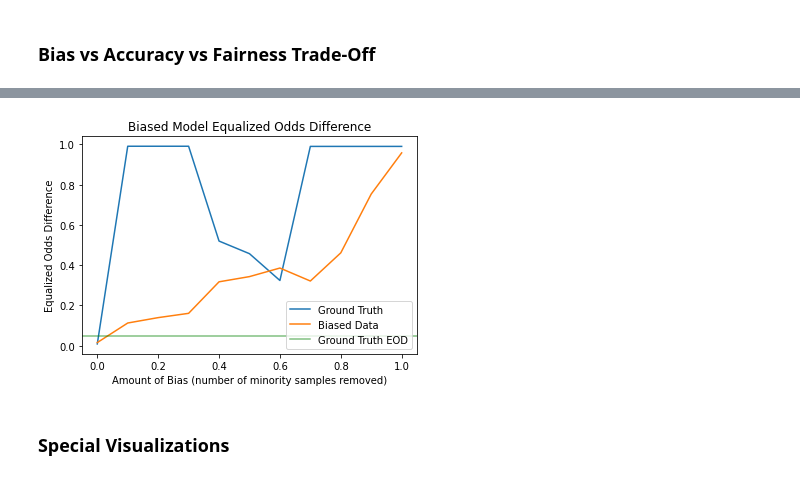
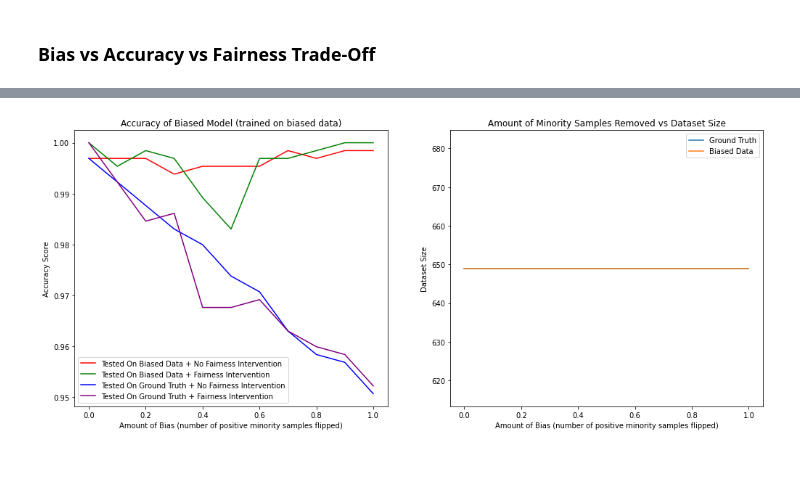
Before and after one commit to mnagired/fairness-sandbox, a Jupyter notebook: label.ipynb, the cells around one changed output, grey strips where cells are left out. Drawn from its saved outputs; the diff is of its cells as text; code cells hidden in the pictures.

```diff
--- a/label.ipynb
+++ b/label.ipynb
@@ -827,2 +978,36 @@ def visualizations(bias_amts, dataset_size_true, dataset_size_bias, accuracy_on_
+# %%
+def total_visualizations(bias_amts, accuracy_on_biased, accuracy_on_true,
+                        accuracy_on_biased_mitigated, accuracy_on_true_mitigated,
+                        dataset_size_true, dataset_size_bias):
+    plt.figure(figsize=(17,7))
+
+    plt.subplot(1,2,1)
+    plt.plot(bias_amts, accuracy_on_biased, label = 'Tested On Biased Data + No Fairness Intervention', color = "red")
+    plt.plot(bias_amts, accuracy_on_biased_mitigated, label = 'Tested On Biased Data + Fairness Intervention', color = "green")
+    plt.plot(bias_amts, accuracy_on_true, label = 'Tested On Ground Truth + No Fairness Intervention', color = "blue")
+    plt.plot(bias_amts, accuracy_on_true_mitigated, label = 'Tested On Ground Truth + Fairness Intervention', color = "purple")
+    plt.xlabel("Amount of Bias (number of positive minority samples flipped)")
+    plt.ylabel("Accuracy Score")
+    #plt.axhline(y=accuracy_score(y_pred_truth, y_true), color = "green", label = "Ground Truth Model On Ground Truth Data", alpha = 0.5)
+    plt.title("Accuracy of Biased Model (trained on biased data)")
+    plt.legend(loc = 3)
+
+    plt.subplot(1,2,2)
+    plt.plot(bias_amts, dataset_size_true, label = 'Ground Truth')
+    plt.plot(bias_amts, dataset_size_bias, label = 'Biased Data')
+    plt.xlabel("Amount of Bias (number of positive minority samples flipped)")
+    plt.ylabel("Dataset Size")
+    plt.title("Amount of Minority Samples Removed vs Dataset Size")
+    plt.legend()
+
+    plt.show()
 # %%
-bias_amts, dataset_size_true, dataset_size_bias, accuracy_on_biased, accuracy_on_true, eod_on_biased, eod_on_true = tradeoff_visualization(classifier, False, False)
+classifier = RandomForestClassifier(n_estimators = 5, criterion = 'entropy', random_state = 42)
+
+bias_amts, dataset_size_true, dataset_size_bias, \
+accuracy_on_biased, accuracy_on_true, accuracy_on_biased_mitigated, accuracy_on_true_mitigated = \
+tradeoff_visualization(classifier, X_true=X_por_true, y_true=y_por_true, \
+                       df_favored=df_favored_por, df_unfavored_positive= df_unfavored_por_positive,\
+                       df_unfavored_negative= df_unfavored_por_negative, sensitive_feature="address",\
+                       cat_cols=get_cat_cols(datasets['student_por']), is_adult=False, label = "pass",\
+                       apply_fairness=True,verbose=True)
@@ -837,2 +1035,0 @@ visualizations(bias_amts, dataset_size_true, dataset_size_bias, accuracy_on_bias
-# %%
-bias_amts, dataset_size_true, dataset_size_bias, accuracy_on_biased, accuracy_on_true, eod_on_biased, eod_on_true = tradeoff_visualization(classifier, True, False)
@@ -843,6 +1036,6 @@ visualizations(bias_amts, dataset_size_true, dataset_size_bias, accuracy_on_bias
 # %%
-visualizations(bias_amts, dataset_size_true, dataset_size_bias, accuracy_on_biased, accuracy_on_true, eod_on_biased, eod_on_true, True)
+total_visualizations(bias_amts, accuracy_on_biased, accuracy_on_true,
+                    accuracy_on_biased_mitigated, accuracy_on_true_mitigated,
+                    dataset_size_true, dataset_size_bias)
 # %% [output]
-[figure, old version]
+[figure, new version]
-# %% [markdown]
-### Special Visualizations
```
Also changed, not shown: parts of 33 cells of this notebook.
